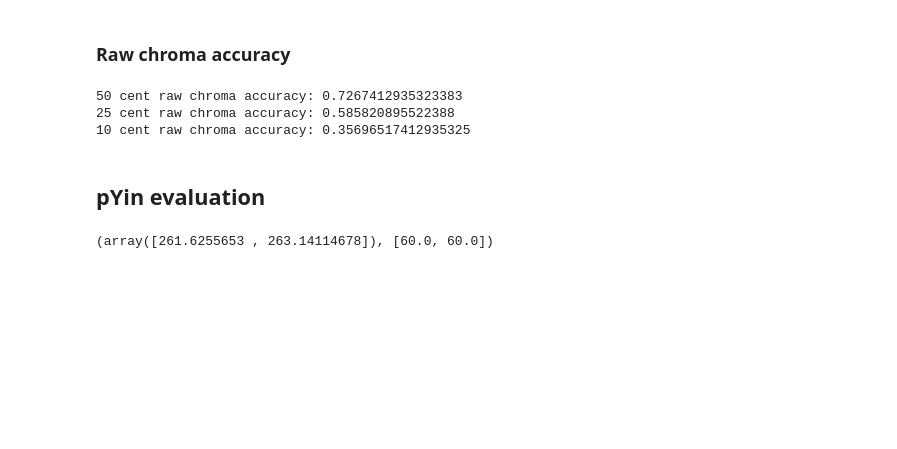
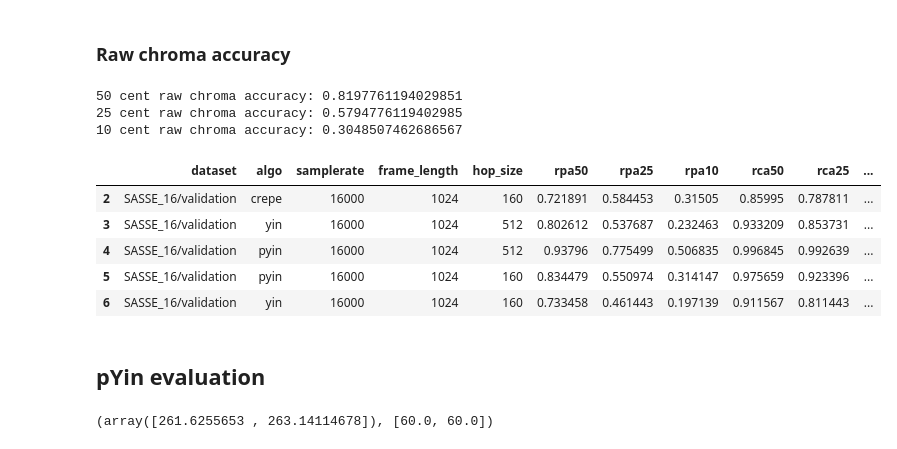
Before and after one commit to malloyca/steelpan-pitch-private, a Jupyter notebook: onset-pitch/steelpan_onset.ipynb, the cells around one changed output. Drawn from its saved outputs; the diff is of its cells as text; code cells hidden in the pictures; blank space fills up the shorter version.

```diff
--- a/onset-pitch/steelpan_onset.ipynb
+++ b/onset-pitch/steelpan_onset.ipynb
@@ -592,16 +615,19 @@ if evaluate_yin:
 ### Raw chroma accuracy
 # %%
 if evaluate_yin:
-  # offset by -0.5 to account for [11.5,12.5] is the octave error range
-  yin_rca_50 = np.where(np.fmod( np.abs(librosa.hz_to_midi(yin_estimates) - yin_targets - 0.5), 12 ) < 1.0)
-  yin_rca_25 = np.where(np.fmod( np.abs(librosa.hz_to_midi(yin_estimates) - yin_targets - 0.25), 12 ) < 0.5)
-  yin_rca_10 = np.where(np.fmod( np.abs(librosa.hz_to_midi(yin_estimates) - yin_targets - 0.1), 12 ) < 0.2)
+  # offset by 0.5 to account for [11.5,12.5] as the octave error range when taking the modulo
+  yin_rca_50 = np.where(np.fmod( np.abs(librosa.hz_to_midi(yin_estimates) - yin_targets + 0.5), 12 ) < 1.0)
+  yin_rca_25 = np.where(np.fmod( np.abs(librosa.hz_to_midi(yin_estimates) - yin_targets + 0.25), 12 ) < 0.5)
+  yin_rca_10 = np.where(np.fmod( np.abs(librosa.hz_to_midi(yin_estimates) - yin_targets + 0.1), 12 ) < 0.2)
 # %%
 if evaluate_yin:
-  print(f"50 cent raw chroma accuracy: {yin_rca_50[0].shape[0] / len(yin_targets)}")
-  print(f"25 cent raw chroma accuracy: {yin_rca_25[0].shape[0] / len(yin_targets)}")
-  print(f"10 cent raw chroma accuracy: {yin_rca_10[0].shape[0] / len(yin_targets)}")
+  yin_rca_50 = yin_rca_50[0].shape[0] / len(yin_targets)
+  print(f"50 cent raw chroma accuracy: {yin_rca_50}")
+  yin_rca_25 = yin_rca_25[0].shape[0] / len(yin_targets)
+  print(f"25 cent raw chroma accuracy: {yin_rca_25}")
+  yin_rca_10 = yin_rca_10[0].shape[0] / len(yin_targets)
+  print(f"10 cent raw chroma accuracy: {yin_rca_10}")
 # %% [output]
-50 cent raw chroma accuracy: 0.7267412935323383
-25 cent raw chroma accuracy: 0.585820895522388
-10 cent raw chroma accuracy: 0.35696517412935325
+50 cent raw chroma accuracy: 0.8197761194029851
+25 cent raw chroma accuracy: 0.5794776119402985
+10 cent raw chroma accuracy: 0.3048507462686567
@@ -612,3 +634,36 @@ if evaluate_yin:
+# %%
+# change to True to save this to the df
+save_yin_eval = False
+# %%
+# add data to dataframe
+if evaluate_yin:
+  if save_yin_eval:
+    df_row = {
+        'dataset': dataset_name,
+        'algo': 'yin',
+        'samplerate': samplerate,
+        'frame_length': frame_size,
+        'hop_size': hop_size,
+        'rpa50': yin_rpa_50,
+        'rpa25': yin_rpa_25,
+        'rpa10': yin_rpa_10,
+        'rca50': yin_rca_50,
+        'rca25': yin_rca_25,
+        'rca10': yin_rca_10,
+        'frames_analyzed': yin_estimates.shape[0]
+    }
+
+    evaluation_df = evaluation_df.append(df_row, ignore_index=True)
+    save_yin_eval = False
+# %%
+evaluation_df.tail()
+# %% [output]
+|  | dataset | algo | samplerate | frame_length | hop_size | rpa50 | rpa25 | rpa10 | rca50 | rca25 | ... |
+| 2 | SASSE_16/validation | crepe | 16000 | 1024 | 160 | 0.721891 | 0.584453 | 0.31505 | 0.85995 | 0.787811 | ... |
+| 3 | SASSE_16/validation | yin | 16000 | 1024 | 512 | 0.802612 | 0.537687 | 0.232463 | 0.933209 | 0.853731 | ... |
+| 4 | SASSE_16/validation | pyin | 16000 | 1024 | 512 | 0.93796 | 0.775499 | 0.506835 | 0.996845 | 0.992639 | ... |
+| 5 | SASSE_16/validation | pyin | 16000 | 1024 | 160 | 0.834479 | 0.550974 | 0.314147 | 0.975659 | 0.923396 | ... |
+| 6 | SASSE_16/validation | yin | 16000 | 1024 | 160 | 0.733458 | 0.461443 | 0.197139 | 0.911567 | 0.811443 | ... |
 # %% [markdown]
 ## pYin evaluation
 # %%
```
Also changed, not shown: parts of 64 cells of this notebook.
